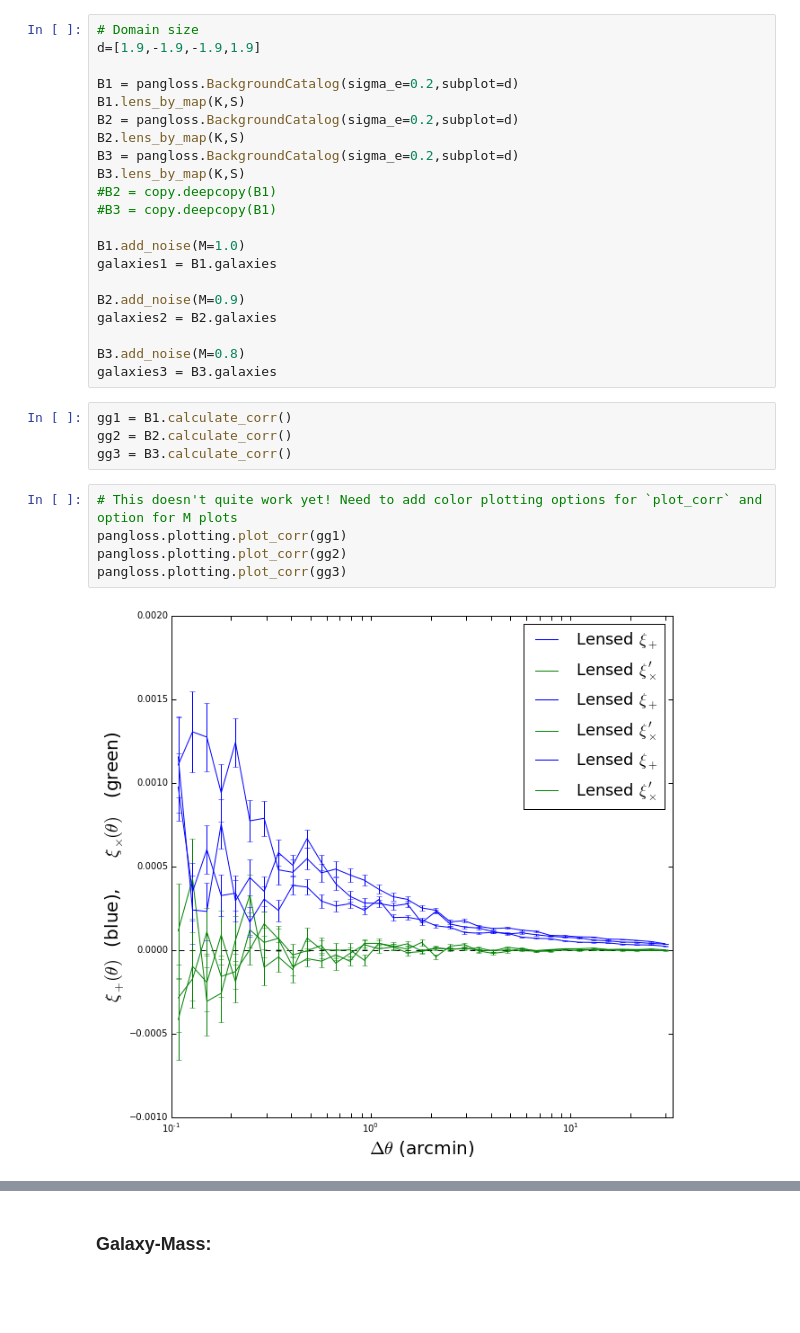
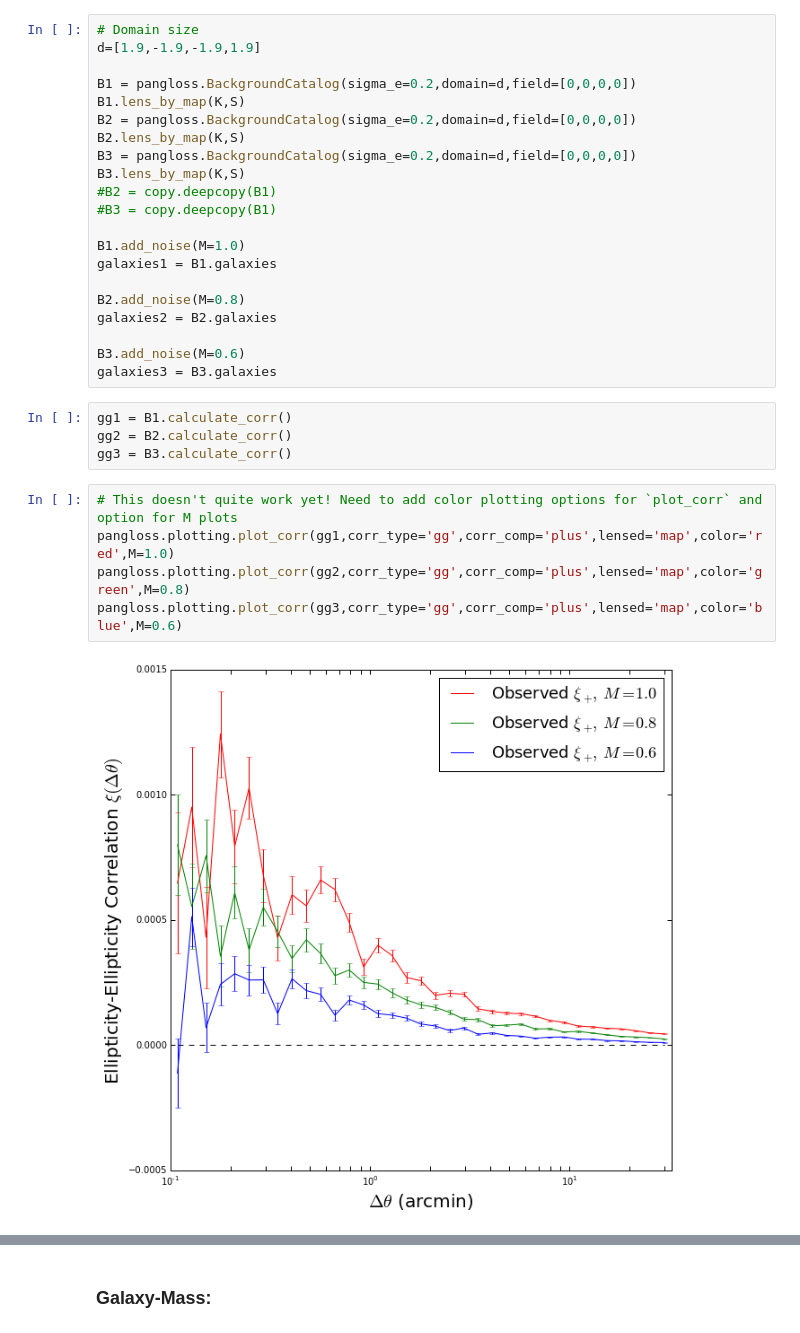
Before and after one commit to drphilmarshall/Pangloss, a Jupyter notebook: demos/CalculatingCorr.ipynb, the cells around one changed output, grey strips where cells are left out. Cells and saved outputs as stored; diff of their text form; blank space fills up the shorter version.

```diff
--- a/demos/CalculatingCorr.ipynb
+++ b/demos/CalculatingCorr.ipynb
@@ -57,11 +69,11 @@ pangloss.plotting.plot_corr(gg_int,'gg',lensed='none')
 # Domain size
 d=[1.9,-1.9,-1.9,1.9]
 
-B1 = pangloss.BackgroundCatalog(sigma_e=0.2,subplot=d)
+B1 = pangloss.BackgroundCatalog(sigma_e=0.2,domain=d,field=[0,0,0,0])
 B1.lens_by_map(K,S)
-B2 = pangloss.BackgroundCatalog(sigma_e=0.2,subplot=d)
+B2 = pangloss.BackgroundCatalog(sigma_e=0.2,domain=d,field=[0,0,0,0])
 B2.lens_by_map(K,S)
-B3 = pangloss.BackgroundCatalog(sigma_e=0.2,subplot=d)
+B3 = pangloss.BackgroundCatalog(sigma_e=0.2,domain=d,field=[0,0,0,0])
 B3.lens_by_map(K,S)
 #B2 = copy.deepcopy(B1)
 #B3 = copy.deepcopy(B1)
@@ -69,10 +81,10 @@ B3.lens_by_map(K,S)
 B1.add_noise(M=1.0)
 galaxies1 = B1.galaxies
 
-B2.add_noise(M=0.9)
+B2.add_noise(M=0.8)
 galaxies2 = B2.galaxies
 
-B3.add_noise(M=0.8)
+B3.add_noise(M=0.6)
 galaxies3 = B3.galaxies
 # %%
 gg1 = B1.calculate_corr()
@@ -80,8 +92,8 @@ gg2 = B2.calculate_corr()
 gg3 = B3.calculate_corr()
 # %%
 # This doesn't quite work yet! Need to add color plotting options for `plot_corr` and option for M plots
-pangloss.plotting.plot_corr(gg1)
-pangloss.plotting.plot_corr(gg2)
-pangloss.plotting.plot_corr(gg3)
+pangloss.plotting.plot_corr(gg1,corr_type='gg',corr_comp='plus',lensed='map',color='red',M=1.0)
+pangloss.plotting.plot_corr(gg2,corr_type='gg',corr_comp='plus',lensed='map',color='green',M=0.8)
+pangloss.plotting.plot_corr(gg3,corr_type='gg',corr_comp='plus',lensed='map',color='blue',M=0.6)
 # %% [output]
-[figure, old version]
+[figure, new version]
```
Also changed, not shown: parts of 5 cells of this notebook, 2 other files.
